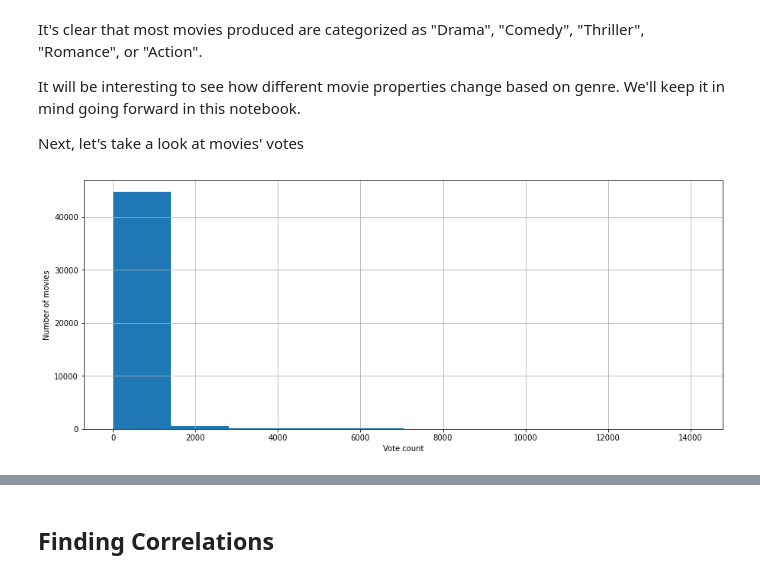
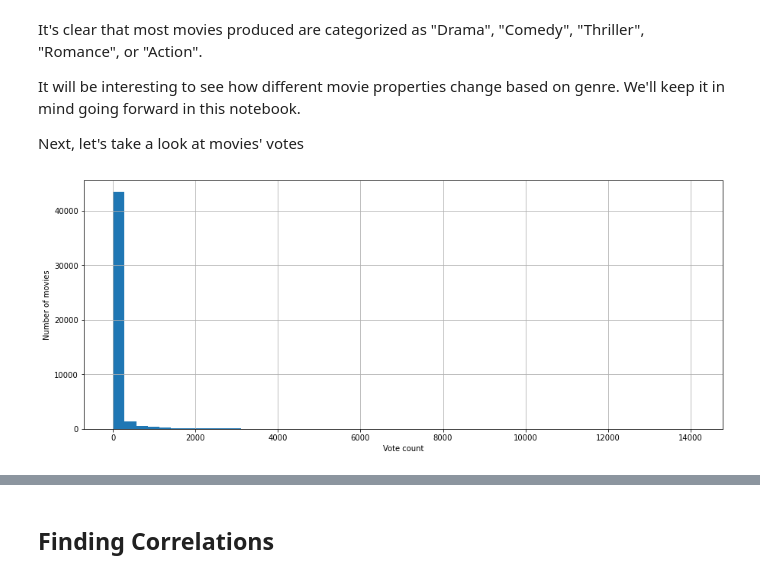
Before and after one commit to adi-benz/movies-rating-analysis, a Jupyter notebook: analysis.ipynb, the cells around one changed output, grey strips where cells are left out. Cells and saved outputs as stored; diff of their text form; code cells hidden in the pictures.

```diff
--- a/analysis.ipynb
+++ b/analysis.ipynb
@@ -61,3 +63,7 @@ movies_metadata = pd.read_csv('movies-dataset/movies_metadata.csv', parse_dates=
+# %%
+credits = pd.read_csv('movies-dataset/credits.csv')
+# %%
+keywords = pd.read_csv('movies-dataset/keywords.csv')
 # %% [markdown]
 # Data Exploration
 # %% [markdown]
@@ -75 +101,3 @@ movies_metadata.head()
+# %%
+movies = movies_metadata.merge(credits, on='id').merge(keywords, on='id')
 # %% [markdown]
@@ -123 +150,6 @@ movies_metadata[movies_metadata['title'] == 'Toy Story'][['title', 'genres']]
+# %%
+movies["genres"] = movies["genres"].apply(lambda value: [x["name"] for x in eval(value)])
+movies["cast"] = movies["cast"].apply(lambda value: [x["name"] for x in eval(value)])
+movies["crew"] = movies["crew"].apply(lambda value: [x["name"] for x in eval(value)])
+movies["keywords"] = movies["keywords"].apply(lambda value: [x["name"] for x in eval(value)])
 # %% [markdown]
@@ -186,9 +204,9 @@ It will be interesting to see how different movie properties change based on gen
 Next, let's take a look at movies' votes
 # %%
 plt.figure(figsize=(15, 6))
-movies_metadata['vote_count'].hist()
+movies['vote_count'].hist(bins=50)
 plt.xlabel("Vote count")
 plt.ylabel("Number of movies")
 plt.show()
 # %% [output]
-[figure, old version]
+[figure, new version]
```
Also changed, not shown: parts of 66 cells of this notebook, 2 other files.
